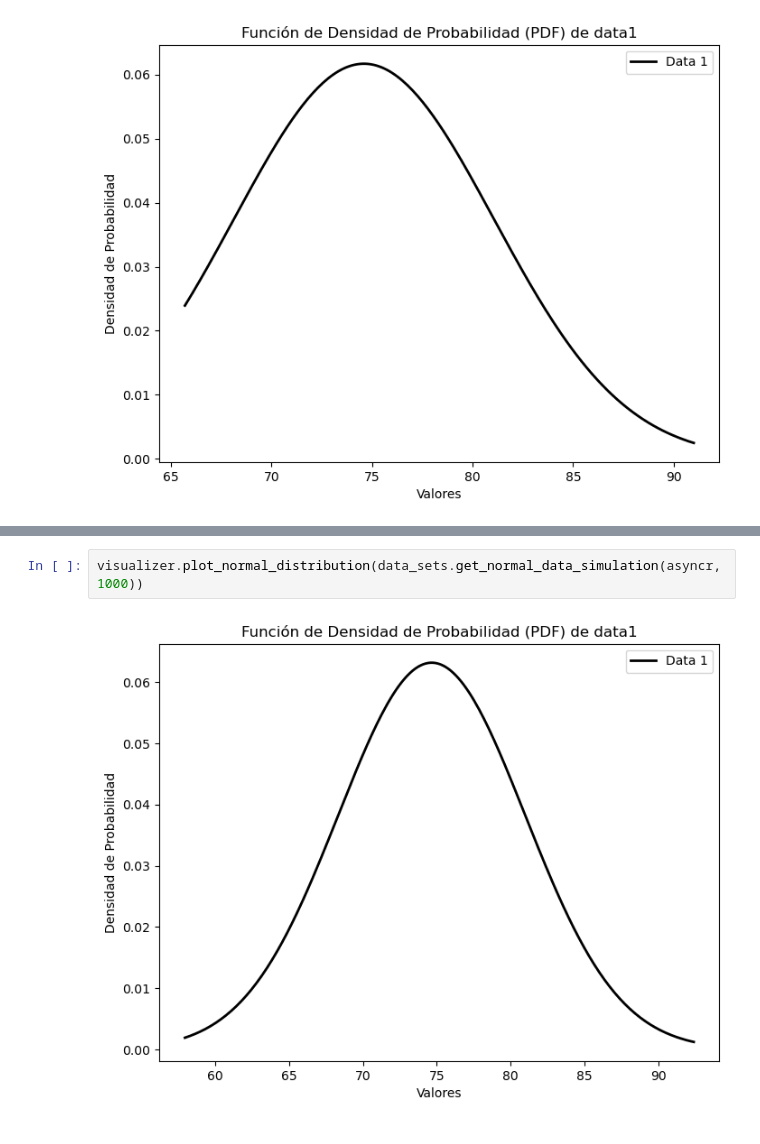
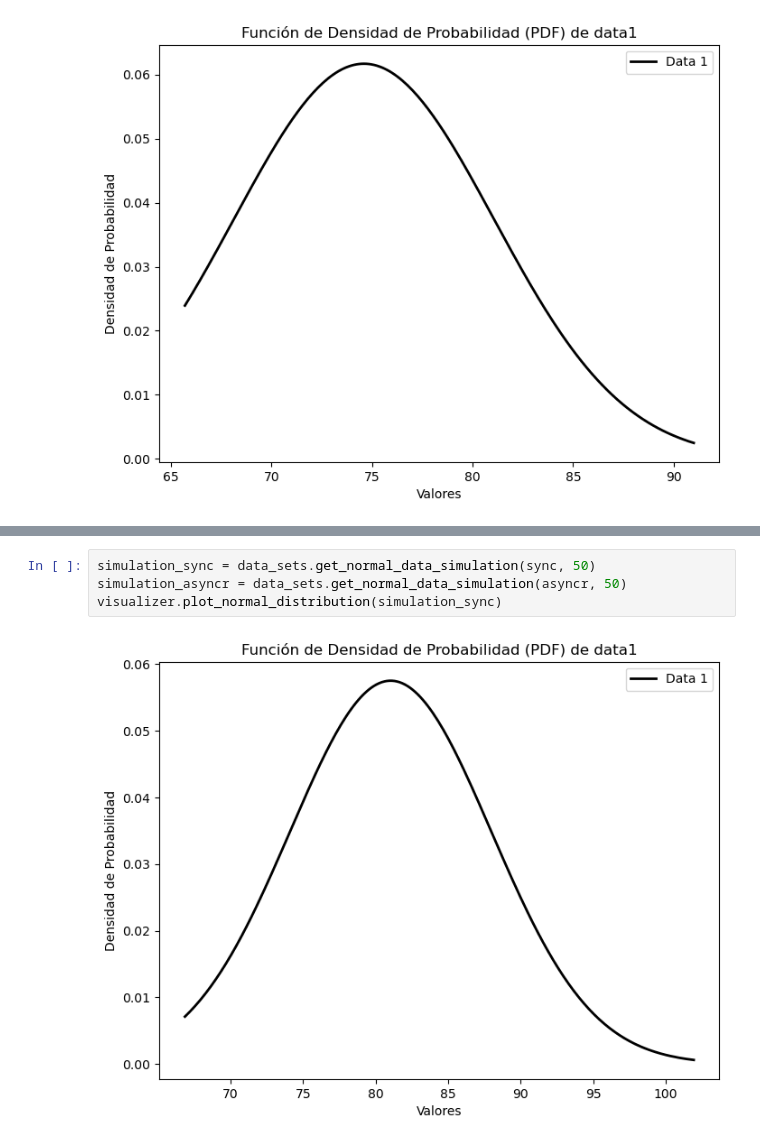
Before and after one commit to armandolezama/hypotesis-testing-visualization, a Jupyter notebook: hypotesis-testing-visualization.ipynb, the cells around one changed output, grey strips where cells are left out. Saved outputs shown, nothing was run; the diff lists cells and outputs as text.

Commit message:
feat(py): implemented visualization on simulated data

```diff
--- a/hypotesis-testing-visualization.ipynb
+++ b/hypotesis-testing-visualization.ipynb
@@ -85,4 +81,6 @@ visualizer.plot_normal_distribution(data_sets.get_normal_data_simulation(sync, 1
-# %%
-visualizer.plot_normal_distribution(data_sets.get_normal_data_simulation(asyncr, 1000))
-# %% [output]
-[figure, removed]
+# %%
+simulation_sync = data_sets.get_normal_data_simulation(sync, 50)
+simulation_asyncr = data_sets.get_normal_data_simulation(asyncr, 50)
+visualizer.plot_normal_distribution(simulation_sync)
+# %% [output]
+[figure, added]
```
Also changed, not shown: parts of 3 cells of this notebook.
